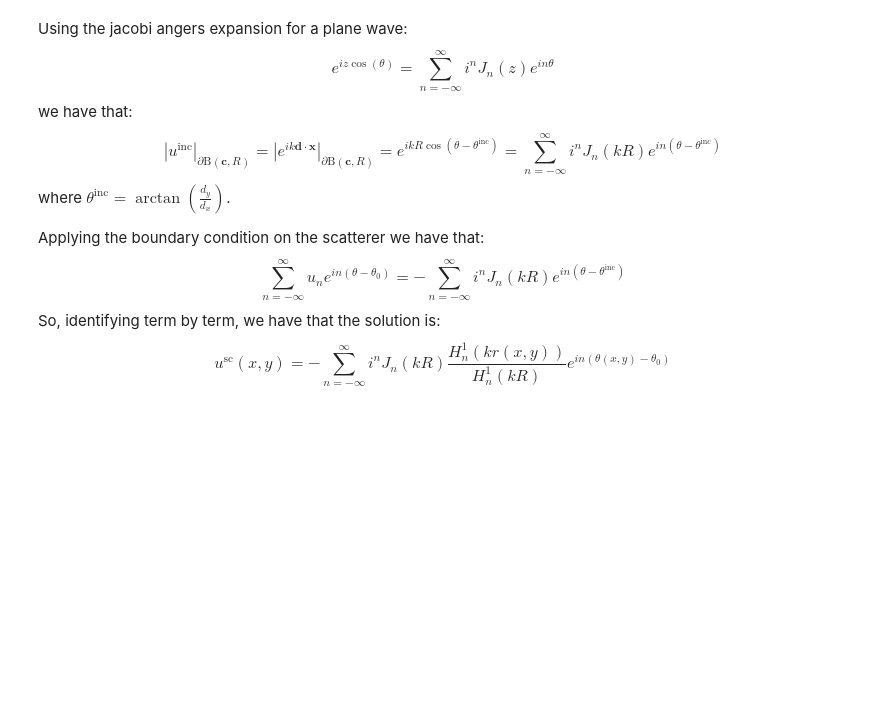
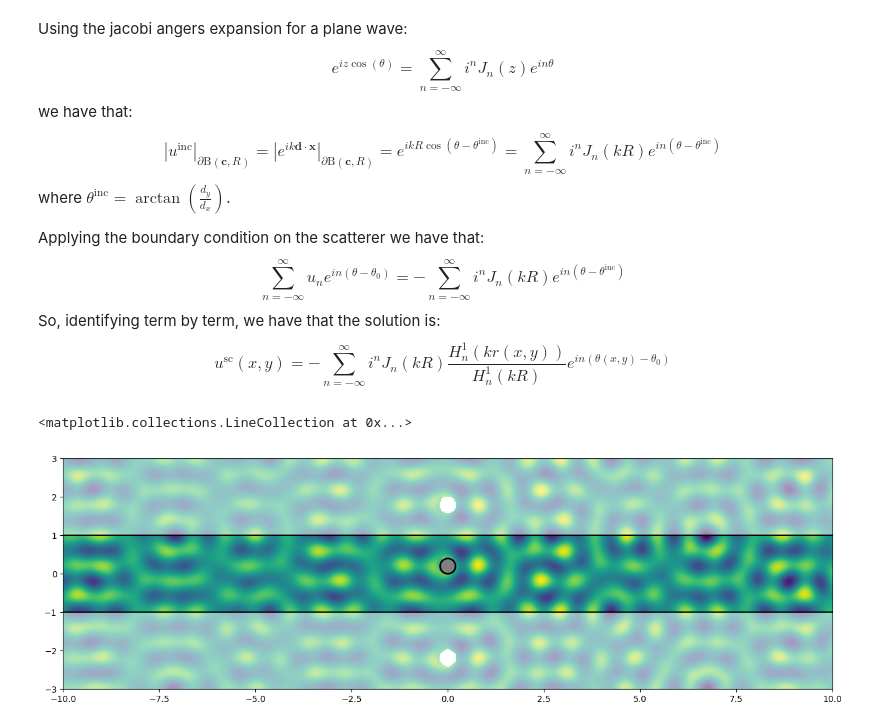
Before and after one commit to MPenaR/UWVFTrefftz, a Jupyter notebook: src/exact_solution.ipynb, the cells around one changed output. Cells and saved outputs as stored; diff of their text form; code cells hidden in the pictures; blank space fills up the shorter version.

```diff
--- a/src/exact_solution.ipynb
+++ b/src/exact_solution.ipynb
@@ -48,5 +49,45 @@ def DirichletScatterer(X, Y, k, R=1, c=(0,0), theta_inc=0, M = 10):
     c_x, c_y = c
     r = np.sqrt( (X-c_x)**2 + (Y-c_y)**2)
     theta = np.arctan2(Y - c_y, X - c_x)
-    n = np.expand_dims(np.np.arange(-M,M+1),[1,2])
-    u =  1j**n * jn(n,k*R) / hankel1(n,k*R) * hankel1( n, k*r) * np.exp(1j*n*(theta - theta_inc))
+    n = np.expand_dims(np.arange(-M,M+1),[1,2])
+    u =  np.sum(1j**n * jn(n,k*R) / hankel1(n,k*R) * hankel1( n, k*r) * np.exp(1j*n*(theta - theta_inc)), axis=0)
+    return np.where(r>R, u, np.full_like(u,np.nan))
+# %%
+L = 10
+H = 1
+H_inf = 3*H
+Ny = 200
+Nx = Ny*int(L/H_inf)
+x = np.linspace(-L,L,Nx)
+y = np.linspace(-H_inf,H_inf,Ny)
+X, Y = np.meshgrid(x,y)
+
+k = 8
+R = 0.2
+theta_inc = 0
+c_x = 0
+c_y = 0.2
+c = (0,c_y)
+
+u = DirichletScatterer(X, Y, k, R, c, theta_inc, M=20)
+c_up = (H + (H-c_y)) #top
+u += DirichletScatterer(X, Y, k, R, (c_x,c_up), theta_inc, M=20)
+c_down = (-H - (c_y+H)) #top
+u += DirichletScatterer(X, Y, k, R, (c_x,c_down), theta_inc, M=20)
+
+for n in range(20):
+    c_up = (H + (H-c_down)) #top
+    u += DirichletScatterer(X, Y, k, R, (c_x,c_up), theta_inc, M=20)
+    c_down = (-H - (c_up+H)) #top
+    u += DirichletScatterer(X, Y, k, R, (c_x,c_down), theta_inc, M=20)
+# %%
+plt.subplots(figsize=(16,6))
+
+plt.imshow(np.real(u),origin='lower',extent=[-L,L,-H_inf,H_inf], interpolation='bilinear', alpha=0.5)
+plt.imshow(np.real(u)[Ny//3:2*Ny//3,:],origin='lower',extent=[-L,L,-H,H], interpolation='bilinear')
+plt.gca().add_patch(Circle(xy=c,radius=R, edgecolor='k',facecolor='grey', linewidth=2))
+
+plt.hlines([-H,H],xmin=-L,xmax=L,color='k')
+# %% [output]
+<matplotlib.collections.LineCollection at 0x...>
+[figure, added]
```
Also changed, not shown: parts of 1 cell of this notebook, 11 other files.
